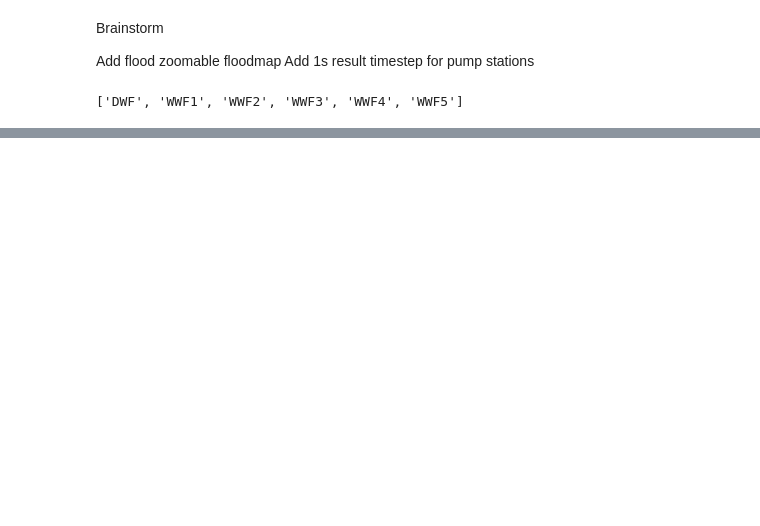
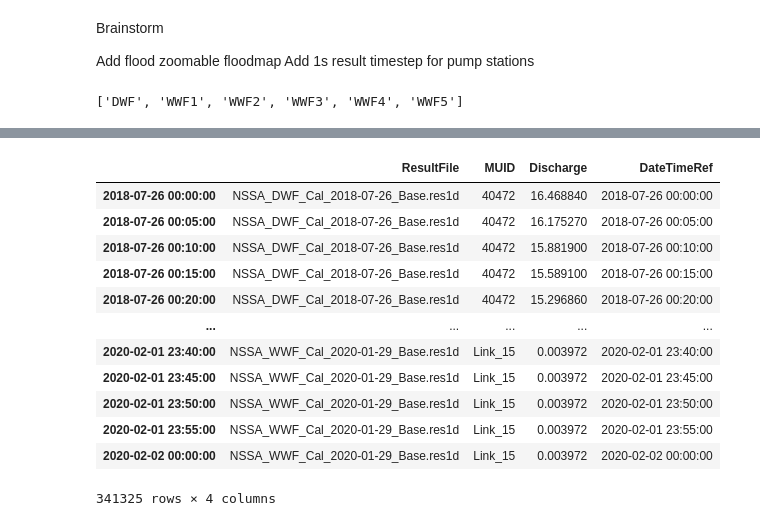
Before and after one commit to henriklocke/Calibration, a Jupyter notebook: Calibration.ipynb, the cells around one changed output, grey strips where cells are left out. Saved outputs shown, nothing was run; the diff lists cells and outputs as text; code cells hidden in the pictures; blank space fills up the shorter version.

```diff
--- a/Calibration.ipynb
+++ b/Calibration.ipynb
@@ -107,0 +134,33 @@ pipes
+# %%
+f = 'HL14_20180614_20190403_5min.dfs0'
+
+ts = mikeio.read(dfs0_folder + '\\' + f).to_dataframe()
+gauge_id = re.split('_|.',f)[0]
+ts['Gauge'] = gauge_id
+ts.rename(columns={ts.columns[1]:'Flow'},inplace=True)
+if len(ts.columns)>6:
+    ts.rename(columns={ts.columns[6]:'Level'},inplace=True)
+else:
+    ts['Level'] = np.nan
+ts = ts[['Gauge','Flow','Level']]
+# %%
+gauges = []
+first_dfs0 = True
+for dfs0_folder in dfs0_folders:
+    for f in os.listdir(dfs0_folder):
+        if f[-5:]=='.dfs0':
+            gauge_id = re.split(r'_|[.]',f)[0]
+            ts = mikeio.read(dfs0_folder + '\\' + f).to_dataframe()
+            ts['Gauge'] = gauge_id
+            gauges.append(gauge_id)
+            ts.rename(columns={ts.columns[0]:'Flow'},inplace=True)
+            if len(ts.columns)>5:
+                ts.rename(columns={ts.columns[6]:'Level'},inplace=True)
+            else:
+                ts['Level'] = np.nan
+            ts = ts[['Gauge','Flow','Level']]
+            if first_dfs0 == True:
+                measured = ts.copy()
+            else:
+                measured = pd.concat([measured,ts])
+            first_dfs0 = False
@@ -107,0 +187,5 @@ pipes
+# %%
+gauge = 'HL14'
+for period_spec in period_specs:
+    start = periods[periods.Meter==gauge][period_spec + ' Start'].iloc[0]
+    end = periods[periods.Meter==gauge][period_spec + ' End'].iloc[0]
@@ -107,0 +294,16 @@ pipes
+# %%
+for gauge in gauges:
+# %% [output]
+|  | ResultFile | MUID | Discharge | DateTimeRef |
+| 2018-07-26 00:00:00 | NSSA_DWF_Cal_2018-07-26_Base.res1d | 40472 | 16.468840 | 2018-07-26 00:00:00 |
+| 2018-07-26 00:05:00 | NSSA_DWF_Cal_2018-07-26_Base.res1d | 40472 | 16.175270 | 2018-07-26 00:05:00 |
+| 2018-07-26 00:10:00 | NSSA_DWF_Cal_2018-07-26_Base.res1d | 40472 | 15.881900 | 2018-07-26 00:10:00 |
+| 2018-07-26 00:15:00 | NSSA_DWF_Cal_2018-07-26_Base.res1d | 40472 | 15.589100 | 2018-07-26 00:15:00 |
+| 2018-07-26 00:20:00 | NSSA_DWF_Cal_2018-07-26_Base.res1d | 40472 | 15.296860 | 2018-07-26 00:20:00 |
+| ... | ... | ... | ... | ... |
+| 2020-02-01 23:40:00 | NSSA_WWF_Cal_2020-01-29_Base.res1d | Link_15 | 0.003972 | 2020-02-01 23:40:00 |
+| 2020-02-01 23:45:00 | NSSA_WWF_Cal_2020-01-29_Base.res1d | Link_15 | 0.003972 | 2020-02-01 23:45:00 |
+| 2020-02-01 23:50:00 | NSSA_WWF_Cal_2020-01-29_Base.res1d | Link_15 | 0.003972 | 2020-02-01 23:50:00 |
+| 2020-02-01 23:55:00 | NSSA_WWF_Cal_2020-01-29_Base.res1d | Link_15 | 0.003972 | 2020-02-01 23:55:00 |
+| 2020-02-02 00:00:00 | NSSA_WWF_Cal_2020-01-29_Base.res1d | Link_15 | 0.003972 | 2020-02-02 00:00:00 |
+341325 rows × 4 columns
```
Also changed, not shown: parts of 13 cells of this notebook.
